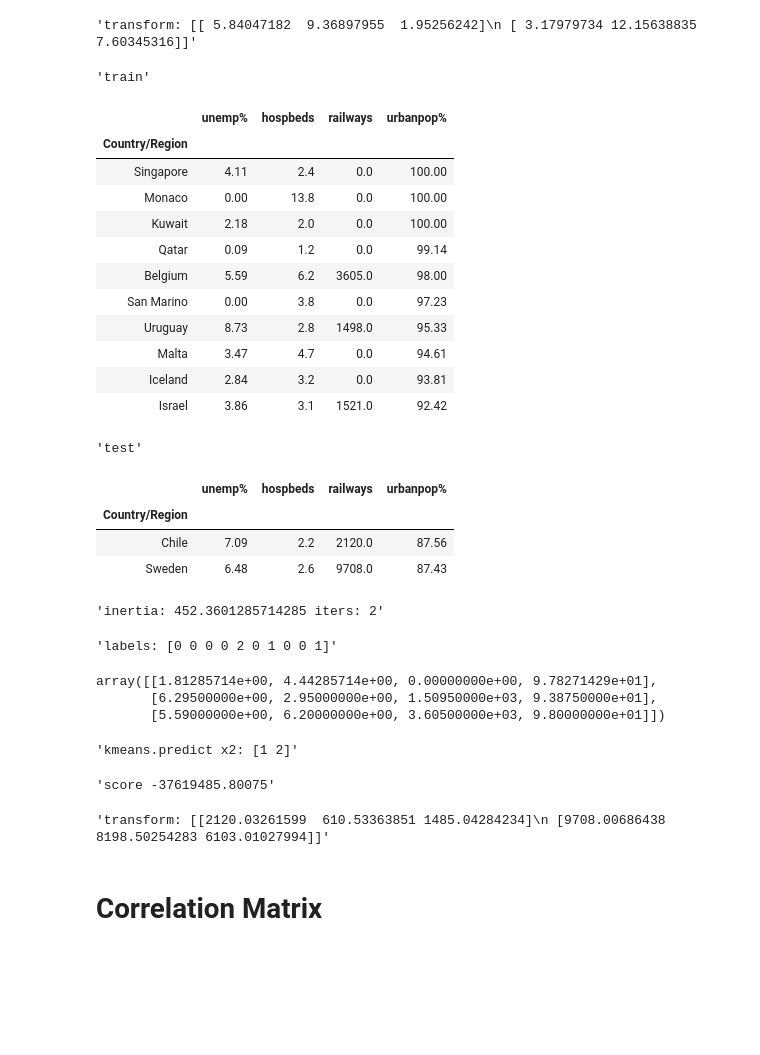
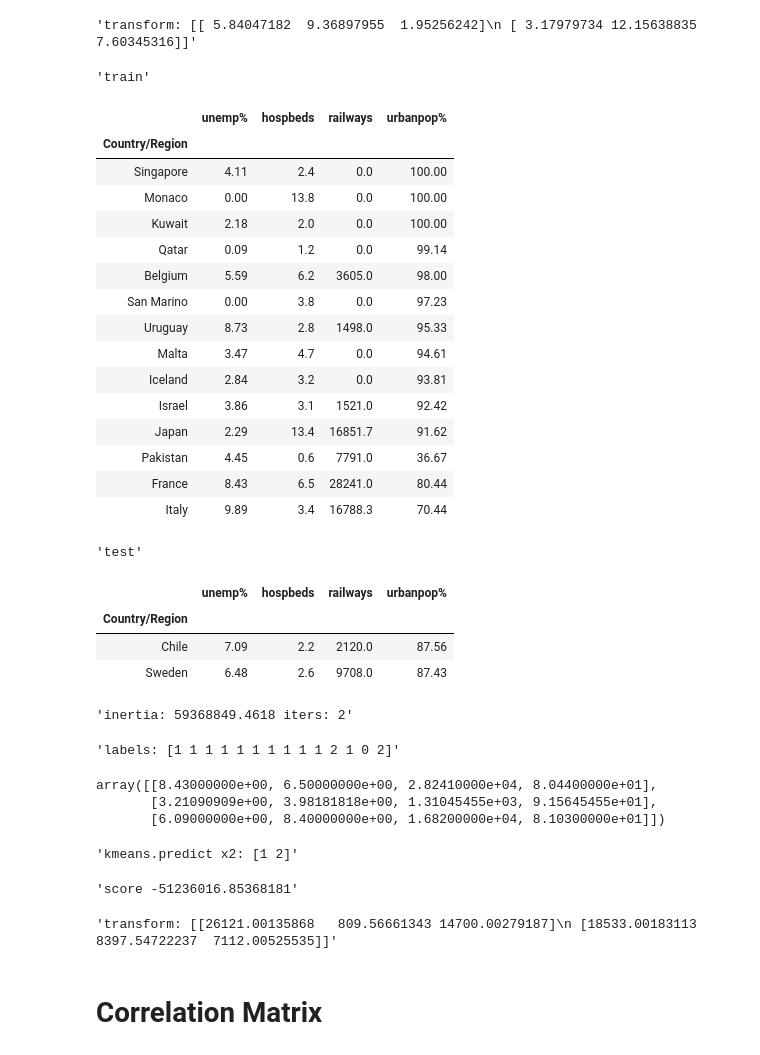
Before and after one commit to dougfoo/machineLearning, a Jupyter notebook: covid/COVID-global-clustering.ipynb, the cells around one changed output. Saved outputs shown, nothing was run; the diff lists cells and outputs as text; code cells hidden in the pictures; blank space fills up the shorter version.

```diff
--- a/covid/COVID-global-clustering.ipynb
+++ b/covid/COVID-global-clustering.ipynb
@@ -188,8 +188,10 @@ df_gmerged3 = add_metric('SP.POP.65UP.TO.ZS', 'pop% >= 65', df_gmerged3, year='2
 df_gmerged3 = add_metric('TG.VAL.TOTL.GD.ZS', 'trade%', df_gmerged3, year='2019', debug=False)
 
 
-df_gmerged3 = df_gmerged3.sort_values(by='urbanpop%', ascending=False).drop(columns=['Year'])
+df_gmerged3 = df_gmerged3.sort_values(by='Cases', ascending=False).drop(columns=['Year'])
 
-display(df_gmerged3.shape, pd.concat([df_gmerged3.head(5), df_gmerged3[df_gmerged3['Country/Region'].isin(['Japan','United States','Dominica'])]], axis=0))
+df_x = pd.concat([df_gmerged3.head(10), df_gmerged3[df_gmerged3['Country/Region'].isin(['Japan','United States','Dominica'])]], axis=0)
+
+display(df_gmerged3.shape, df_x[['Country/Region','Cases','flights','railways','hospbeds','popdensity%','pop% >= 65','pollution','GDP/cap','COD disease','urbanpop%','unemp%']])
 # %% [output]
 (157, 20)
@@ -259,47 +266,53 @@ array([[ 4.        ,  9.        ,  3.66666667],
 # %%
 # apply to a subset of my data
 df_gm5 = df_gmerged4.copy().set_index('Country/Region')
-df_train = df_gm5.iloc[0:10,6:10]
+df_train = pd.concat([df_gm5.iloc[0:10,6:10],df_gm5.loc[['Japan','Pakistan','France','Italy']].iloc[:,6:10]], axis=0)
 df_test = df_gm5.iloc[20:22,6:10]
 
 display('train',df_train)
 display('test',df_test)
 
 kmeans = KMeans(n_clusters=3, random_state=0).fit(df_train) # train on sample rows
 
 display(f'inertia: {kmeans.inertia_} iters: {kmeans.n_iter_}')    # training info
 display(f'labels: {kmeans.labels_}')                       # k-labels
 display(kmeans.cluster_centers_)                           # k-centers
 display(f'kmeans.predict x2: {kmeans.predict(df_test)}')  # evaluate 2 arb points
 display(f'score {kmeans.score(df_test)}') # score
 display(f'transform: {kmeans.transform(df_test)}')  # what does this do, distance of each pt ?
+
+# need to normalize col values
 # %% [output]
 'train'
 |  | unemp% | hospbeds | railways | urbanpop% |
 | Country/Region |  |  |  |  |
 | Singapore | 4.11 | 2.4 | 0.0 | 100.00 |
 | Monaco | 0.00 | 13.8 | 0.0 | 100.00 |
 | Kuwait | 2.18 | 2.0 | 0.0 | 100.00 |
 | Qatar | 0.09 | 1.2 | 0.0 | 99.14 |
 | Belgium | 5.59 | 6.2 | 3605.0 | 98.00 |
 | San Marino | 0.00 | 3.8 | 0.0 | 97.23 |
 | Uruguay | 8.73 | 2.8 | 1498.0 | 95.33 |
 | Malta | 3.47 | 4.7 | 0.0 | 94.61 |
 | Iceland | 2.84 | 3.2 | 0.0 | 93.81 |
 | Israel | 3.86 | 3.1 | 1521.0 | 92.42 |
+| Japan | 2.29 | 13.4 | 16851.7 | 91.62 |
+| Pakistan | 4.45 | 0.6 | 7791.0 | 36.67 |
+| France | 8.43 | 6.5 | 28241.0 | 80.44 |
+| Italy | 9.89 | 3.4 | 16788.3 | 70.44 |
 'test'
 |  | unemp% | hospbeds | railways | urbanpop% |
 | Country/Region |  |  |  |  |
 | Chile | 7.09 | 2.2 | 2120.0 | 87.56 |
 | Sweden | 6.48 | 2.6 | 9708.0 | 87.43 |
-'inertia: 452.3601285714285 iters: 2'
+'inertia: 59368849.4618 iters: 2'
-'labels: [0 0 0 0 2 0 1 0 0 1]'
+'labels: [1 1 1 1 1 1 1 1 1 1 2 1 0 2]'
-array([[1.81285714e+00, 4.44285714e+00, 0.00000000e+00, 9.78271429e+01],
-       [6.29500000e+00, 2.95000000e+00, 1.50950000e+03, 9.38750000e+01],
-       [5.59000000e+00, 6.20000000e+00, 3.60500000e+03, 9.80000000e+01]])
+array([[8.43000000e+00, 6.50000000e+00, 2.82410000e+04, 8.04400000e+01],
+       [3.21090909e+00, 3.98181818e+00, 1.31045455e+03, 9.15645455e+01],
+       [6.09000000e+00, 8.40000000e+00, 1.68200000e+04, 8.10300000e+01]])
 'kmeans.predict x2: [1 2]'
-'score -37619485.80075'
+'score -51236016.85368181'
-'transform: [[2120.03261599  610.53363851 1485.04284234]\n [9708.00686438 8198.50254283 6103.01027994]]'
+'transform: [[26121.00135868   809.56661343 14700.00279187]\n [18533.00183113  8397.54722237  7112.00525535]]'
 # %% [markdown]
 # Correlation Matrix
 # %%
```
Also changed, not shown: parts of 1 cell of this notebook.
